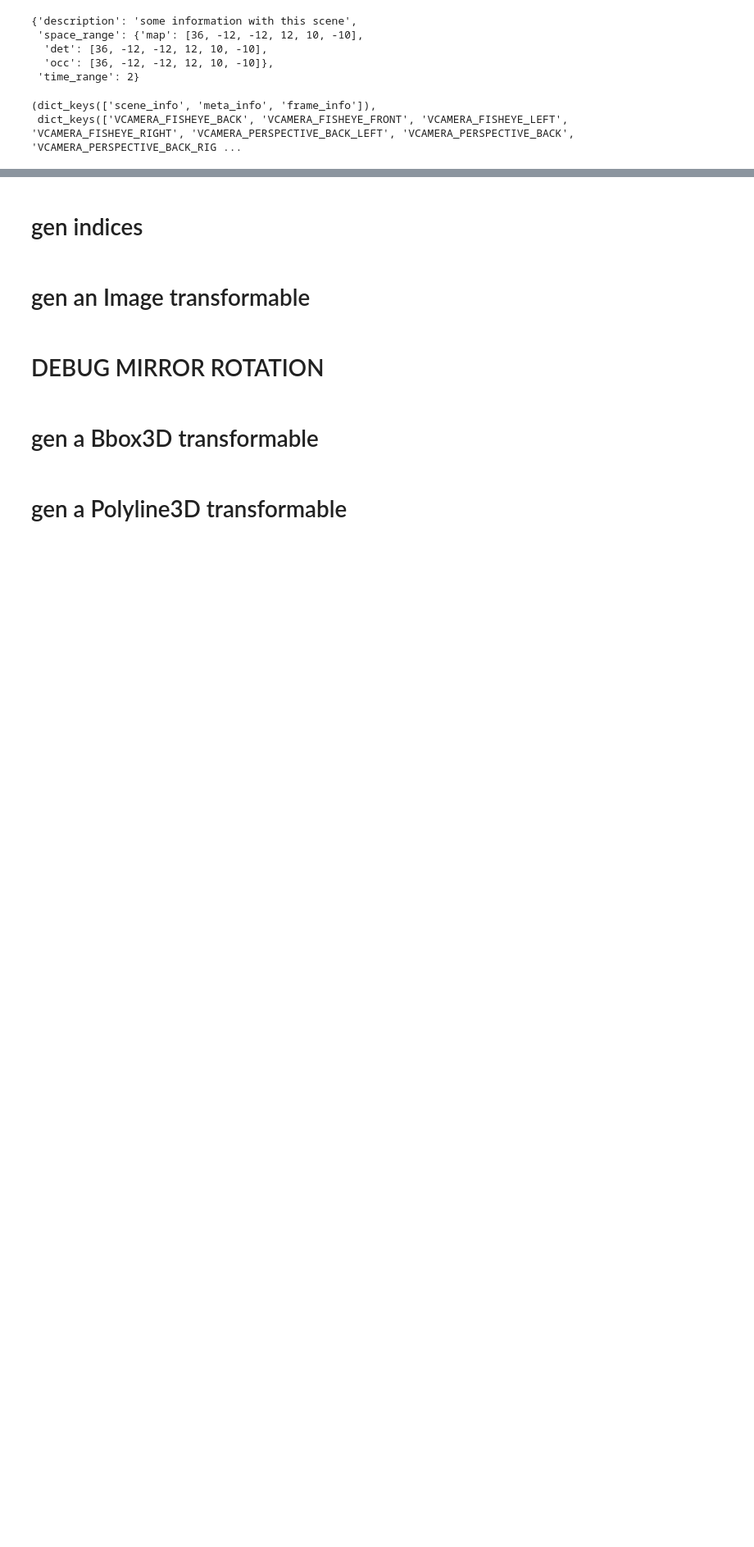
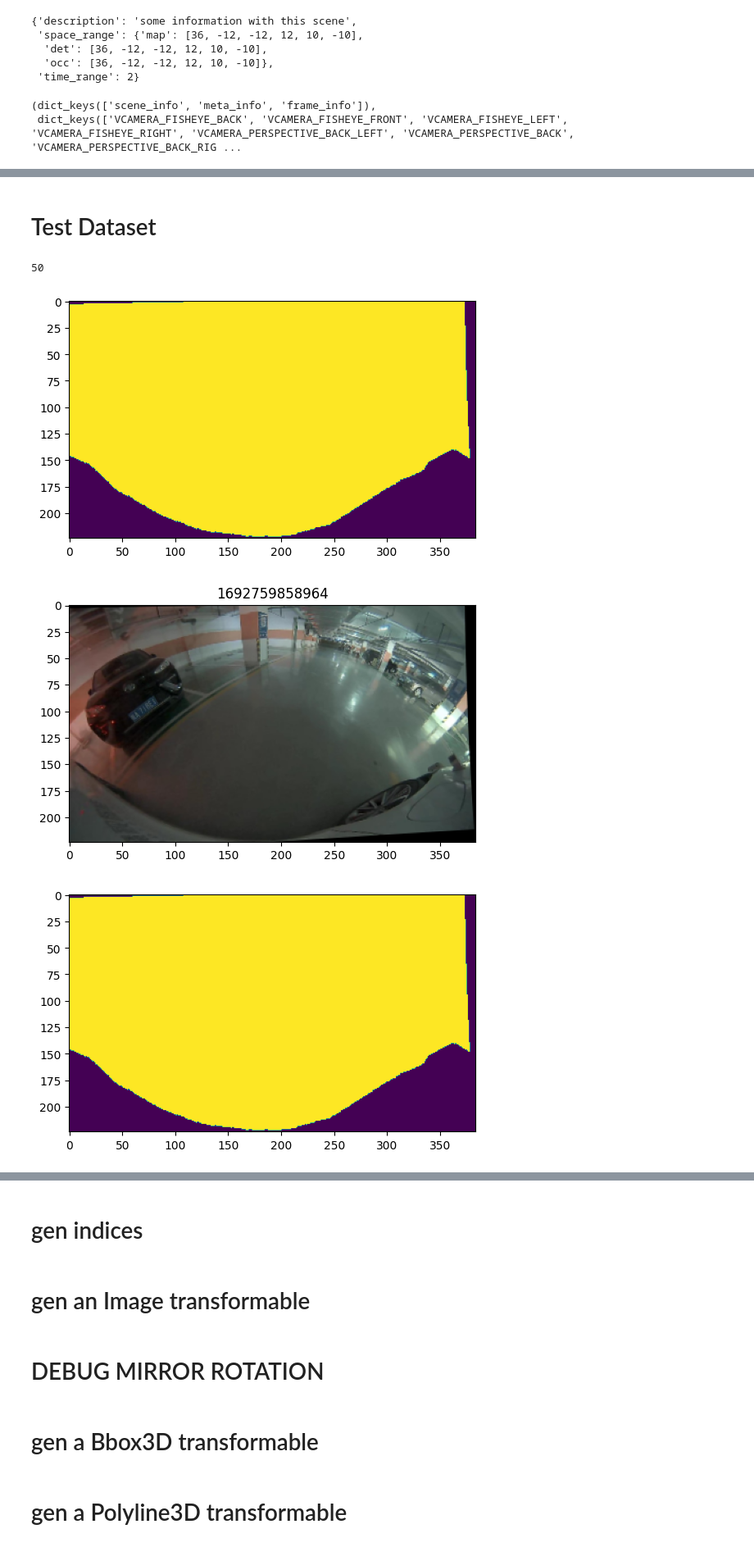
Before and after one commit to Motovis-lab/prefusion_maptrv2, a Jupyter notebook: ipynb/unit_tests.ipynb, the cells around one changed output, grey strips where cells are left out. Shown: that part at 82% size. Drawn from its saved outputs; the diff is of its cells as text; code cells hidden in the pictures; blank space fills up the shorter version.

```diff
--- a/ipynb/unit_tests.ipynb
+++ b/ipynb/unit_tests.ipynb
@@ -43,0 +46,2 @@ scene['scene_info']['camera_mask']['VCAMERA_FISHEYE_FRONT']
+# %% [markdown]
+# Test Dataset
@@ -43,0 +51,32 @@ scene['scene_info']['camera_mask']['VCAMERA_FISHEYE_FRONT']
+# %%
+gbd = GroupBatchDataset(
+    name='MvParkingTest',
+    data_root=Path('../data/'),
+    info_path=Path('../data/20230823_110018/mv_4d_infos.pkl'),
+    dictionary={},
+    transformable_keys=[
+        'camera_images'
+    ],
+    transforms=[
+        IntrinsicImage(
+            resolutions=dict(
+                VCAMERA_FISHEYE_FRONT=(384, 224),
+                VCAMERA_FISHEYE_LEFT=(384, 224)
+            )
+        ),
+        # RandomImageISP(scope='batch'),
+        RandomRotationSpace(
+            prob=1.0,
+            angles=[0, 0, 10],
+            prob_inverse_cameras_rotation=1.0,
+            scope='group'
+        )
+    ],
+    phase='train',
+    batch_size=1,
+    group_size=2
+)
+# %%
+len(gbd)
+# %% [output]
+50
@@ -43,0 +85,15 @@ scene['scene_info']['camera_mask']['VCAMERA_FISHEYE_FRONT']
+# %%
+group_batch = gbd[0]
+for frame_batch in group_batch:
+    for frame_dict in frame_batch:
+        # print(frame_dict['frame_id'], end=', ')
+        test_image = frame_dict['transformables']['camera_images']['VCAMERA_FISHEYE_LEFT']
+        plt.imshow(test_image.data['ego_mask']); plt.show()
+        # plt.subplot()
+        plt.title(frame_dict['frame_id'])
+        plt.imshow(test_image.data['img'][..., ::-1])
+        plt.show()
+# %% [output]
+[figure, added]
+[figure, added]
+[figure, added]
```
Also changed, not shown: parts of 5 cells of this notebook, 7 other files.
